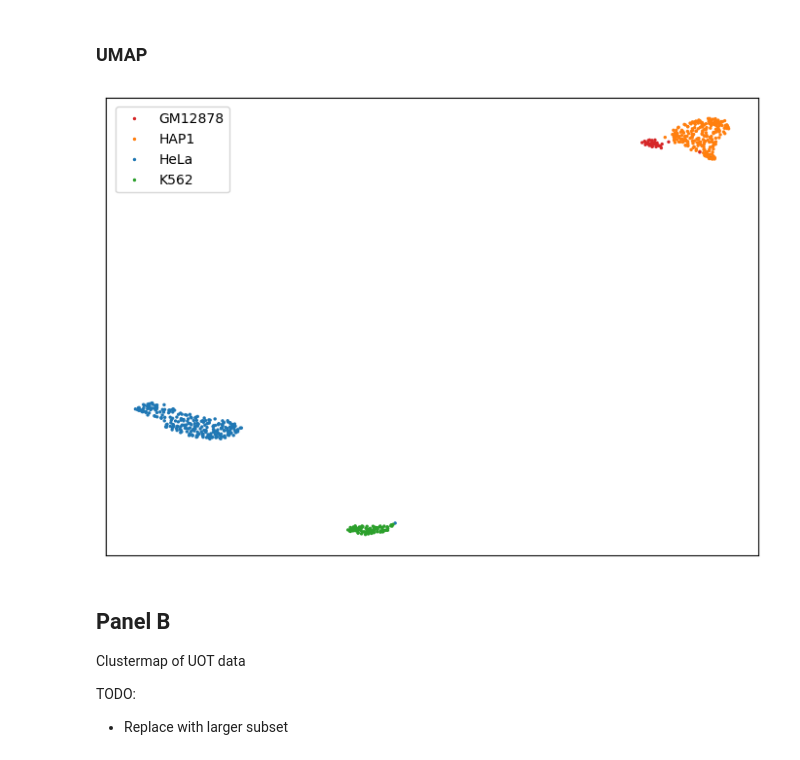
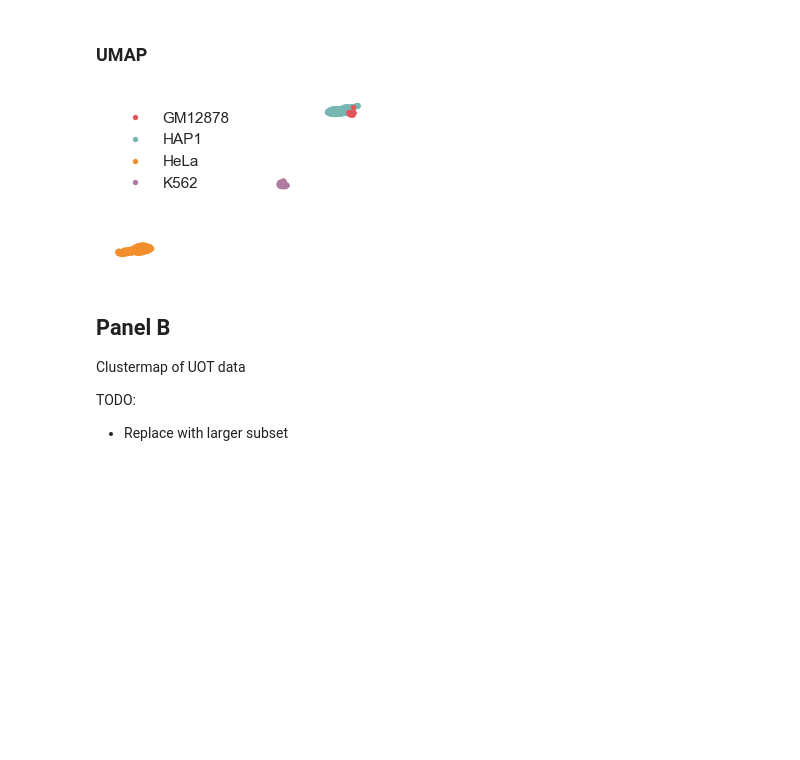
Before and after one commit to OlivierJSm/MasterInternship1, a Jupyter notebook: Testing/Report Figures/section_3.ipynb, the cells around one changed output. Cells and saved outputs as stored; diff of their text form; code cells hidden in the pictures; blank space fills up the shorter version.

Commit message:
Finished final figures

```diff
--- a/Testing/Report Figures/section_3.ipynb
+++ b/Testing/Report Figures/section_3.ipynb
@@ -58,17 +59,32 @@ cell_embeddings = np.load(higashi_embed)
 # %% [markdown]
 ### UMAP
 # %%
-fig, ax = plt.subplots(figsize=(7, 5))
+palette = {
+    "GM12878": "#E15759",
+    "HAP1": "#76B7B2",
+    "HeLa": "#F28E2B",
+    "K562": "#B07AA1"
+}
+
+fig, ax = plt.subplots(figsize=(3, 2))
 vec = UMAP(n_components=2).fit_transform(cell_embeddings)
-sns.scatterplot(x=vec[:, 0], y=vec[:, 1], hue=metadata_df["cell_line"], ax=ax, s=6, linewidth=0)
+sns.scatterplot(x=vec[:, 0], y=vec[:, 1], hue=metadata_df["cell_line"], palette=palette, ax=ax, s=15, linewidth=0)
 handles, labels = ax.get_legend_handles_labels()
 labels, handles = zip(*sorted(zip(labels, handles), key=lambda t: t[0]))
-ax.legend(handles=handles, labels=labels, bbox_to_anchor=(0.015, 0.98), loc=2, borderaxespad=0., ncol=1)
+ax.legend(
+    handles=handles,
+    labels=labels,
+    loc="best",
+    ncol=1,
+    frameon=False,
+    fontsize=11)
 ax.set_xticks([])
 ax.set_yticks([])
+ax.axis("off")
 plt.tight_layout()
+plt.savefig(f"{figure_save_dir}F3A.pdf", bbox_inches='tight')
 # %% [output]
-[figure, old version]
+[figure, new version]
 # %% [markdown]
 ## Panel B
 Clustermap of UOT data
```
Also changed, not shown: parts of 12 cells of this notebook, 36 other files.
